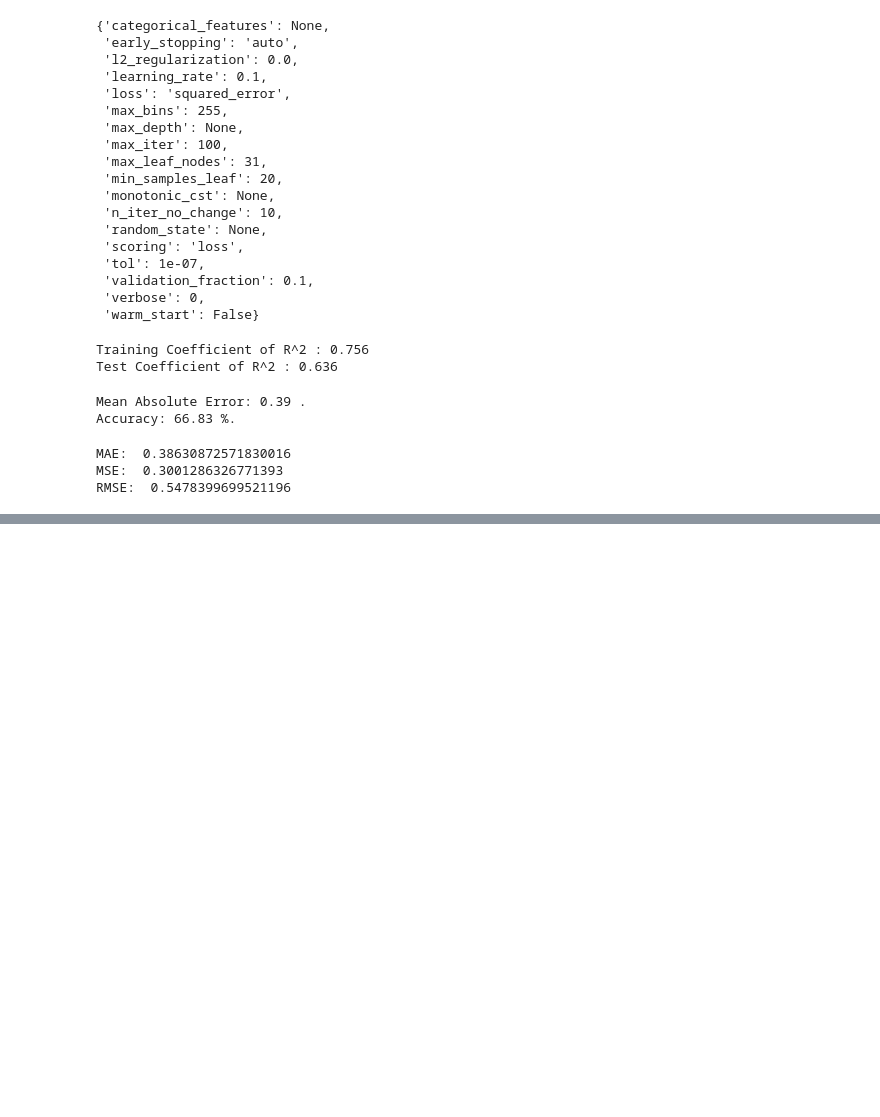
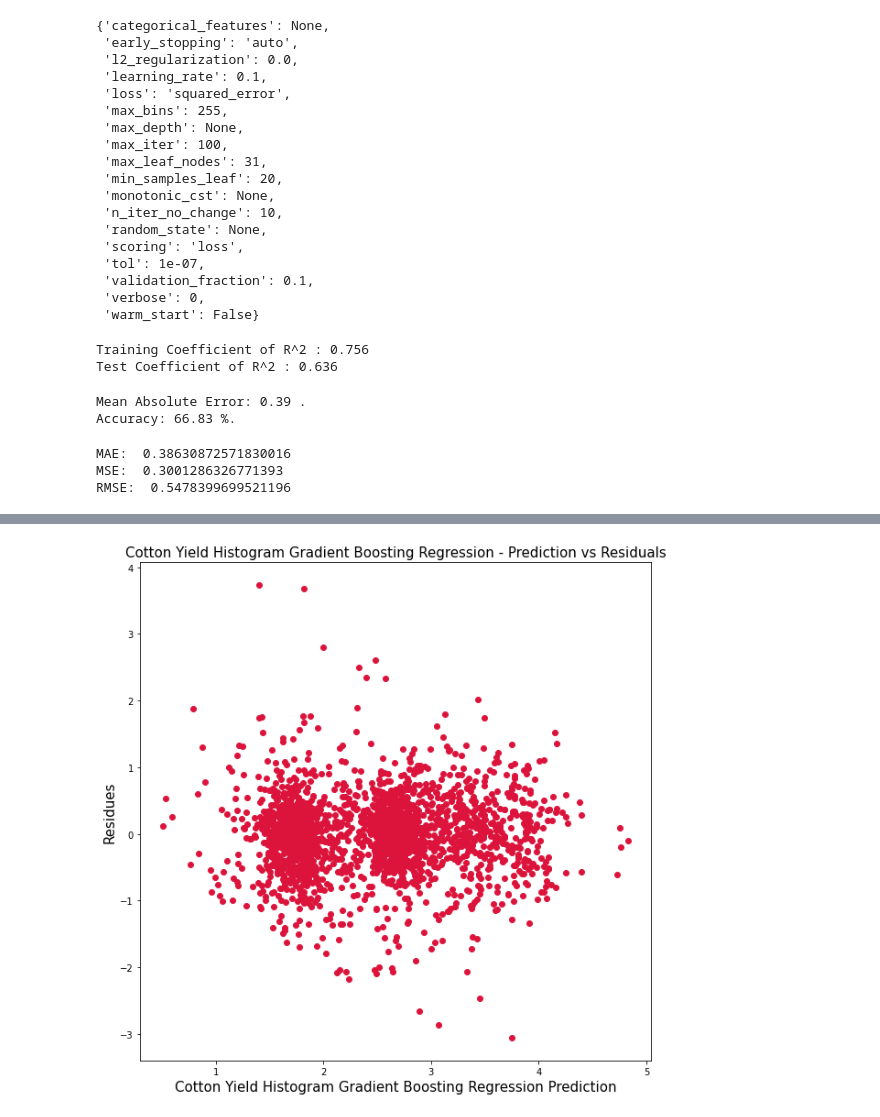
Before and after one commit to hjn14133/Machine-Learning, a Jupyter notebook: Histogradient_Regression_yield.ipynb, the cells around one changed output, grey strips where cells are left out. Drawn from its saved outputs; the diff is of its cells as text; code cells hidden in the pictures; blank space fills up the shorter version.

```diff
--- a/Histogradient_Regression_yield.ipynb
+++ b/Histogradient_Regression_yield.ipynb
@@ -107,0 +106,14 @@ AttributeError: ignored
+# %%
+# Plot actual data and predictions
+import matplotlib.pyplot as plt
+%matplotlib inline
+
+plt.figure(figsize=(10,10))
+plt.scatter(y_pred, (y_test-y_pred), c='crimson')
+
+plt.title('Cotton Yield Histogram Gradient Boosting Regression - Prediction vs Residuals', fontsize=15)
+plt.xlabel('Cotton Yield Histogram Gradient Boosting Regression Prediction', fontsize=15)
+plt.ylabel('Residues', fontsize=15)
+plt.show()
+# %% [output]
+[figure, added]
```
Also changed, not shown: parts of 1 cell of this notebook.
